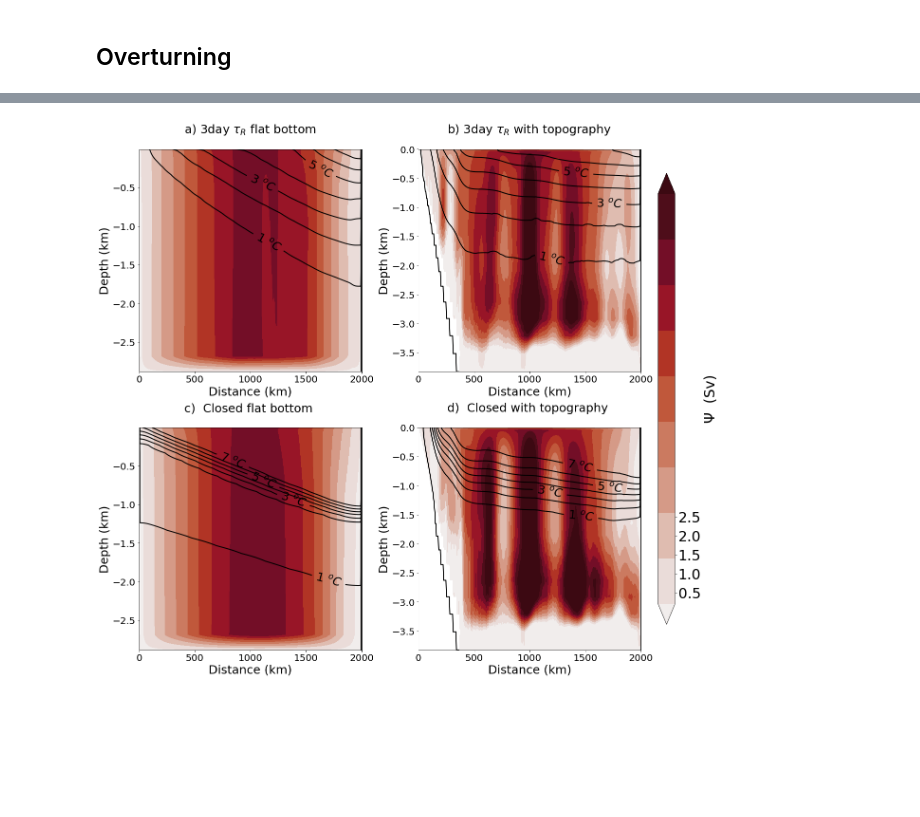
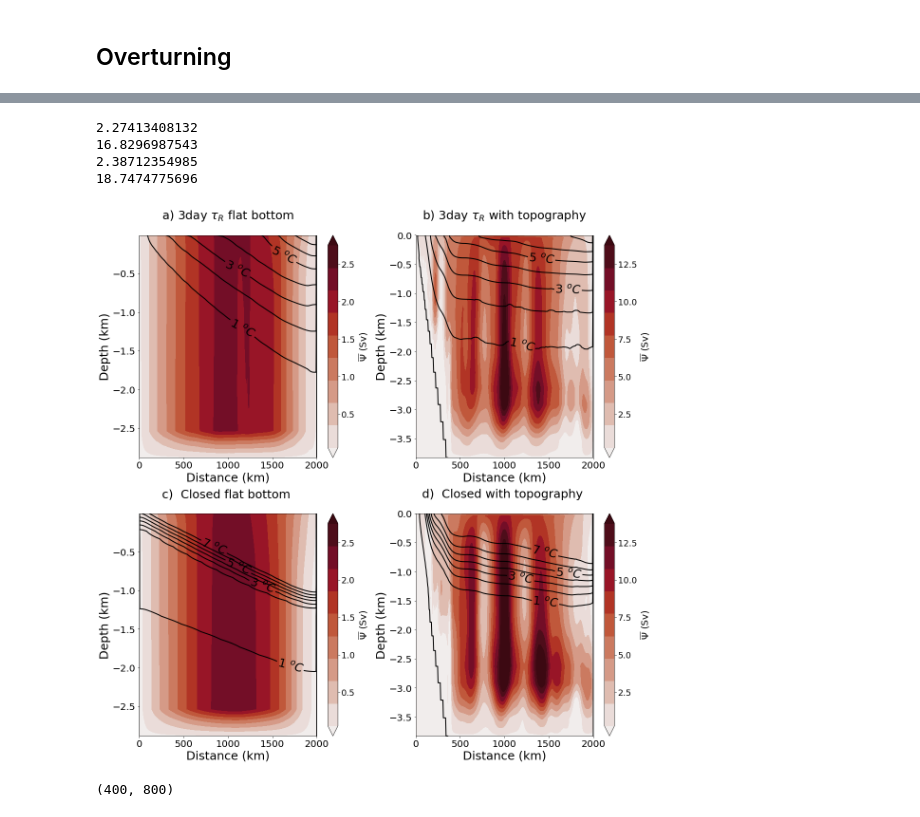
Before and after one commit to hlburns/Current_notebooks, a Jupyter notebook: Nchannel_Flat/Part2/Effects of topography.ipynb, the cells around one changed output, grey strips where cells are left out. Drawn from its saved outputs; the diff is of its cells as text; code cells hidden in the pictures; blank space fills up the shorter version.

```diff
--- a/Nchannel_Flat/Part2/Effects of topography.ipynb
+++ b/Nchannel_Flat/Part2/Effects of topography.ipynb
@@ -112,6 +107,6 @@ cbar.ax.tick_params(labelsize=30)
 # %%
 fig = plt.figure(figsize=(16.5, 16.5))
-Psi_levs = np.arange(-2.5, 2.5, .2)+0.05
+Psi_levs = np.arange(-1.6, 1.6, .2)+0.05
 Psi_ticks =np.arange(-2., 2., .5)
 Q_levs = np.arange(-0., 8., 1)
 for i in range(len(Runs)):
@@ -124,11 +119,19 @@ for i in range(len(Runs)):
     g = layers_calc.LayersComputer(c)
     rho = g.glvl
     if i==2:
-        rho =rho*0.6
+        rho =rho*0.7
     psi[-2,:]=0
+    scale =1
+    if i==1 or i==3:
+        scale=4
     ax = fig.add_subplot(2, 2, i+1)
-    p = ax.contourf(y,rho[~isnan(rho)],psi,Psi_levs,cmap=cmocean.cm.balance,extend='both')
+    p = ax.contourf(y,rho[~isnan(rho)],psi,Psi_levs*scale,cmap=cmocean.cm.balance,extend='both')
     Psi = c.get_psi_iso_z()/10**6
+
+    #cbar = fig.colorbar(p, cax=ax, ticks=Psi_ticks*scale)
+    cbar = fig.colorbar(p, ax=ax,ticks=Psi_ticks*scale)
+    cbar.ax.tick_params(labelsize=18)
+    cbar.ax.set_ylabel(r'$\Psi  _{res} $ (Sv)', fontsize=20, )
 
     if str(Figletter[i])=='a) ':
         ax.set_title(str(Figletter[i])+r'3day $ \tau _{R} $ flat bottom' +'\n', fontsize=25)
@@ -141,11 +144,7 @@ for i in range(len(Runs)):
 
 
     ax.set_xlabel('Distance (km)', fontsize=25)
-    ax.set_ylabel('Depth (km)', fontsize=25)
+    ax.set_ylabel('Temperature $^o C$', fontsize=25)
     ax.tick_params(axis='both', which='major', labelsize=20)
 plt.tight_layout()
-cax = fig.add_axes([1, 0.1, 0.03, 0.8])
-cbar = fig.colorbar(p, cax=cax, ticks=Psi_ticks)
-cbar.ax.set_ylabel('$\Psi$  (Sv)', fontsize=30, )
-cbar.ax.tick_params(labelsize=30)
 # %% [output]
@@ -162,45 +161,62 @@ for i in range(len(Runs)):
     ax = fig.add_subplot(2, 2, i+1)
     c = utils.ChannelSetup(output_dir=str(fname))
     # PLOT PANNELS
-    psi = c.get_psi_bar()/10**6
+    #psi = c.get_psi_bar()/10**6
+    V = c.mnc('Tav.nc', 'VVEL')
+    V[c.HFacS==0]=0
+    vflux = V
+    Vdx = vflux* 5000*np.tile(c.dzf,(c.Nx,c.Ny+1,1)).T*c.HFacS
+    Vdx = np.nansum(Vdx, axis=2)
+    psi = np.cumsum(Vdx, axis=0)
+    npad = ((0, 1), (0, 0),)
+    psi = np.pad(psi, pad_width=npad, mode='constant', constant_values=0)
+    psi = 0.5*(psi[1:] + psi[:-1])/10**6
     psi[-1]=0
     Tavlat = c.mnc('Tav.nc','THETA',mask=c.HFacC).mean(axis=2)
     y = c.yc/1000
     yp = c.yg/1000
     if i==1 or i==3:
-        scale=4
+        scale=5
     else:
         scale=1
     p = ax.contourf(yp, c.zc/1000, psi, Psi_levs*scale,
                     cmap=cmocean.cm.amp,extend='both')
+    print psi.max()
     Q2_levs = (np.arange(-1, 8, 1))
     Tavlat = c.get_zonal_avg('Tav.nc','THETA')
     q = ax.contour(y, c.zc/1000,
                    Tavlat, Q2_levs, colors='k', linewidths=2)
     q.levels = [nf(val) for val in q.levels]
     plt.clabel(q, q.levels[::2], inline=1, fmt=fmt, fontsize=25)
     ax.tick_params(axis='both', which='major', labelsize=20)
 
+    cbar = fig.colorbar(p, ax=ax,ticks=Psi_ticks*scale)
+    cbar.ax.tick_params(labelsize=18)
+    cbar.ax.set_ylabel(r'$\overline{\Psi }  $ (Sv)', fontsize=20, )
 
     if str(Figletter[i])=='a) ':
         ax.set_title(str(Figletter[i])+r'3day $ \tau _{R} $ flat bottom' +'\n', fontsize=25)
     elif str(Figletter[i])=='b) ':
         ax.set_title(str(Figletter[i])+r'3day $ \tau _R $ with topography' +' \n', fontsize=25)
     elif str(Figletter[i])=='c) ':
         ax.set_title(str(Figletter[i])+r' Closed flat bottom ' +'\n', fontsize=25)
     elif str(Figletter[i])=='d) ':
         ax.set_title(str(Figletter[i])+r' Closed with topography ' +'\n', fontsize=25)
 
 
     ax.set_xlabel('Distance (km)', fontsize=25)
     ax.set_ylabel('Depth (km)', fontsize=25)
     ax.tick_params(axis='both', which='major', labelsize=20)
 plt.tight_layout()
-cax = fig.add_axes([1, 0.1, 0.03, 0.8])
-cbar = fig.colorbar(p, cax=cax, ticks=Psi_ticks)
-cbar.ax.set_ylabel('$\Psi$  (Sv)', fontsize=30, )
-cbar.ax.tick_params(labelsize=30)
 # %% [output]
+2.27413408132
+16.8296987543
+2.38712354985
+18.7474775696
-[figure, old version]
+[figure, new version]
+# %%
+c.rac.shape
+# %% [output]
+(400, 800)
 # %%
 fig = plt.figure(figsize=(16.5, 16.5))
```
Also changed, not shown: parts of 18 cells of this notebook, 9 other files.
